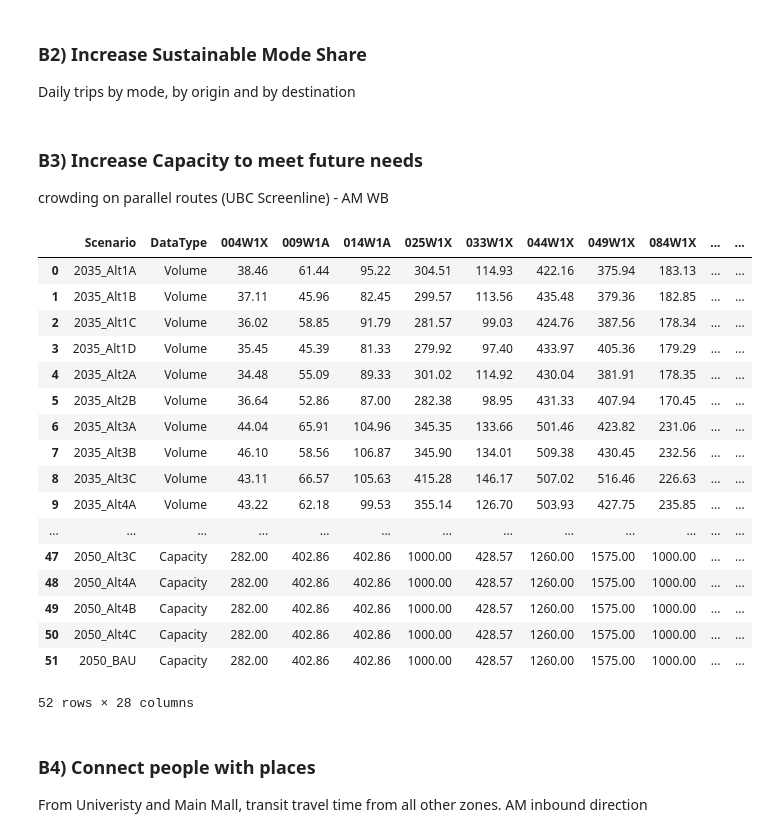
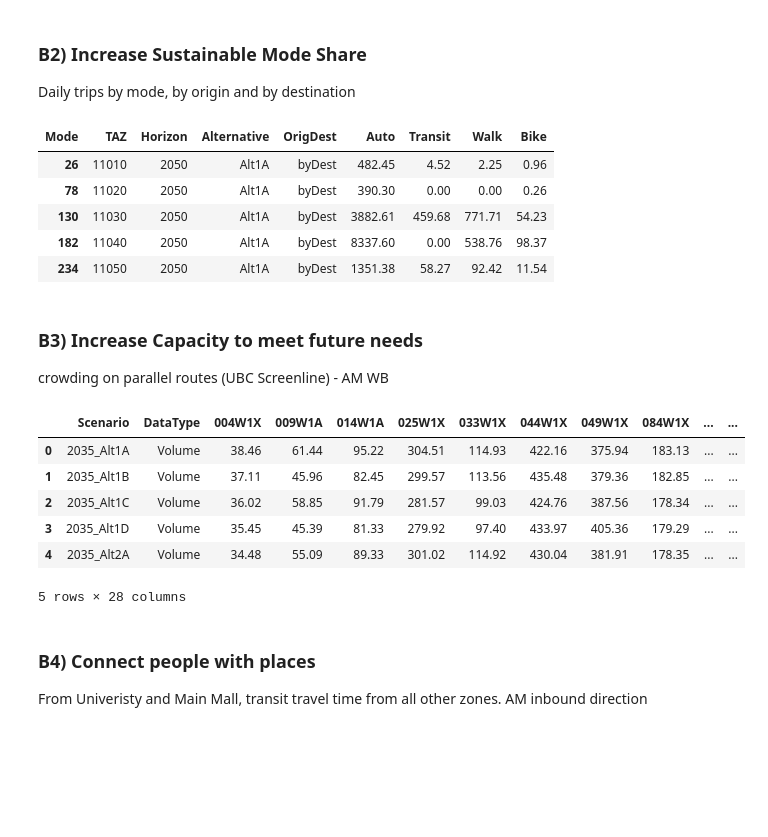
Before and after one commit to KristinaKwong/r2uPhase2, a Jupyter notebook: RTM/Scripts/MAE/MAE_Performance_Measures.ipynb, the cells around one changed output. Cells and saved outputs as stored; diff of their text form; code cells hidden in the pictures; blank space fills up the shorter version.

```diff
--- a/RTM/Scripts/MAE/MAE_Performance_Measures.ipynb
+++ b/RTM/Scripts/MAE/MAE_Performance_Measures.ipynb
@@ -604,7 +664,7 @@ def tag_broadway(eb, scenario):
     broadyway_traveltime["dir"] = np.where(broadyway_traveltime["i_x"]>broadyway_traveltime["j_x"], "WB", "EB")
     os.remove(export_filepath)
 
-    broadyway_traveltime = broadyway_traveltime[["timau","dir"]].groupby("dir")["timau"].sum().reset_index()
+    broadyway_traveltime = broadyway_traveltime[["timau","VKT","VHT","dir"]].groupby("dir")["timau","VKT","VHT"].sum().reset_index()
     return broadyway_traveltime
 
 root_worksheet_folder = dt.root_worksheet_folder()
@@ -640,17 +700,24 @@ for index, row in BroadwayTravelTimeSavingResults.iterrows():
                 broadyway_traveltime["Alternative"] = row["Alternative"]
                 broadyway_traveltime["Peak"] = ["AM","PM"][TimeOfDay_Index]
                 broadyway_traveltime.rename(columns={"timau":Alternative+"_TravelTime"}, inplace=True)
+                broadyway_traveltime.rename(columns={"VKT":Alternative+"_VKT"}, inplace=True)
+                broadyway_traveltime.rename(columns={"VHT":Alternative+"_VHT"}, inplace=True)
                 AMPM_TravelTime.append(broadyway_traveltime)
         BAU_Alter_Table.append(pd.concat(AMPM_TravelTime).reset_index(drop=True))
 
     broadyway_traveltime = BAU_Alter_Table[0].merge(BAU_Alter_Table[1], how='outer', on=["Horizon","Peak","dir","Alternative"])
 
-    broadyway_traveltime = broadyway_traveltime[["Horizon","Peak","dir","Alternative","Altr_TravelTime","BAU_TravelTime"]]
+    broadyway_traveltime = broadyway_traveltime[["Horizon","Peak","dir","Alternative",
+                                                 "Altr_TravelTime","BAU_TravelTime",
+                                                 "Altr_VKT","BAU_VKT",
+                                                 "Altr_VHT","BAU_VHT"]]
     broadyway_traveltime_result.append(broadyway_traveltime)
 
 link_table.close()
 broadyway_traveltime_result = pd.concat(broadyway_traveltime_result).reset_index(drop=True)
 broadyway_traveltime_result["Reduction_In_Auto_Delay[min]"] = broadyway_traveltime_result["BAU_TravelTime"]-broadyway_traveltime_result["Altr_TravelTime"]
+broadyway_traveltime_result["Reduction_In_VKT"] = broadyway_traveltime_result["BAU_VKT"]-broadyway_traveltime_result["Altr_VKT"]
+broadyway_traveltime_result["Reduction_In_VHT"] = broadyway_traveltime_result["BAU_VHT"]-broadyway_traveltime_result["Altr_VHT"]
 broadyway_traveltime_result.to_csv("A4b.csv",index=False)
 broadyway_traveltime_result
 # %% [output]
@@ -762,11 +812,14 @@ for index, row in new_transit_trips.iterrows():
     BAUScenario = row["BAU Databank"]
 
     eb = open_emmbank(ProjectScenario)
-    trip_total, trips_by_mode_Dict = DailyTripsbyMode.getDemand(eb)
+    # exclude trips touching external zones
+    ZoneList = util.get_matrix_numpy(eb, "mozoneindex", reshape=False).astype(int)
+    internalfilter = np.where(ZoneList<=9999,0,1)
+    trip_total, trips_by_mode_Dict = DailyTripsbyMode.getDemand(eb, filter_vector=internalfilter)
     ProjectScenario_TransitTrips = trips_by_mode_Dict["Transit"]
 
     eb = open_emmbank(BAUScenario)
-    trip_total, trips_by_mode_Dict = DailyTripsbyMode.getDemand(eb)
+    trip_total, trips_by_mode_Dict = DailyTripsbyMode.getDemand(eb, filter_vector=internalfilter)
     BAUScenario_TransitTrips = trips_by_mode_Dict["Transit"]
 
     result = int(round(ProjectScenario_TransitTrips-BAUScenario_TransitTrips,rounding))
@@ -775,6 +828,7 @@ for index, row in new_transit_trips.iterrows():
 sys.stdout = sys.__stdout__ # change print setting to default
 
 new_transit_trips = df_pivot(new_transit_trips, "Alternative", "Horizon", "net new transit trips")
+new_transit_trips.rename(columns={2035:"2035DailyNewTransitTrips",2050:"2050DailyNewTransitTrips"},inplace=True)
 new_transit_trips.to_csv("B1.csv",index=False)
 new_transit_trips
 # %% [output]
@@ -808,16 +862,44 @@ for index,row in scenarios_table.iterrows():
     eb = open_emmbank(row["Databank"])
     scenario_label = row["Scenario"]+"_"+str(row["Horizon"])
 
-    TripsByMode = DailyTripsbyMode.getDemand(eb,export_vector=True)
+    # exclude trips touching external zones
+    ZoneList = util.get_matrix_numpy(eb, "mozoneindex", reshape=False).astype(int)
+    internalfilter = np.where(ZoneList<=9999,0,1)
+    TripsByMode = DailyTripsbyMode.getDemand(eb, filter_vector=internalfilter, export_vector=True)
     for key, value in TripsByMode.iteritems():
         TAZ_Result_TripByMode[scenario_label+"_"+key]=value
 
 TAZ_Result_TripByMode=pd.DataFrame.from_dict(TAZ_Result_TripByMode,orient='index').transpose()
 TAZ_Result_TripByMode_Header = ['TAZ']  + [col for col in TAZ_Result_TripByMode if col != 'TAZ']
 TAZ_Result_TripByMode=TAZ_Result_TripByMode[TAZ_Result_TripByMode_Header]
-TAZ_Result_TripByMode.to_csv("B2.csv",index=False)
+TAZ_Result_TripByMode = TAZ_Result_TripByMode[TAZ_Result_TripByMode.TAZ>9999]
+TAZ_Result_TripByMode.to_csv("B2_Wide.csv",index=False)
 
 sys.stdout = sys.__stdout__ # change print setting to default
+# %%
+# pivot table
+TAZ_Result_TripByMode = pd.read_csv("B2.csv")
+TAZ_Result_TripByMode = TAZ_Result_TripByMode[TAZ_Result_TripByMode.TAZ>9999]
+TAZ_Result_TripByMode = pd.melt(TAZ_Result_TripByMode, id_vars=["TAZ"], value_vars=list(TAZ_Result_TripByMode)[1:])
+TAZ_Result_TripByMode[["Alternative","Horizon","Mode","OrigDest"]] = TAZ_Result_TripByMode["variable"].str.rsplit("_", n=4, expand=True)
+TAZ_Result_TripByMode = TAZ_Result_TripByMode[["TAZ","Horizon","Alternative","OrigDest","Mode","value"]]
+TAZ_Result_TripByMode["TAZ"] = TAZ_Result_TripByMode["TAZ"].astype(int)
+TAZ_Result_TripByMode = pd.pivot_table(TAZ_Result_TripByMode,
+                                       index=["TAZ","Horizon","Alternative","OrigDest"],
+                                       columns="Mode", values="value",
+                                       aggfunc= "first").reset_index()
+TAZ_Result_TripByMode["Auto"] = TAZ_Result_TripByMode["AutoDriver"] + TAZ_Result_TripByMode["AutoPassenger"]
+TAZ_Result_TripByMode = TAZ_Result_TripByMode[["TAZ","Horizon","Alternative","OrigDest","Auto","Transit","Walk","Bike"]].round(2)
+TAZ_Result_TripByMode = TAZ_Result_TripByMode[TAZ_Result_TripByMode.Horizon=="2050"].sort_values(["OrigDest","Alternative"])
+TAZ_Result_TripByMode.to_csv("B2.csv",index=False)
+TAZ_Result_TripByMode.head()
+# %% [output]
+| Mode | TAZ | Horizon | Alternative | OrigDest | Auto | Transit | Walk | Bike |
+| 26 | 11010 | 2050 | Alt1A | byDest | 482.45 | 4.52 | 2.25 | 0.96 |
+| 78 | 11020 | 2050 | Alt1A | byDest | 390.30 | 0.00 | 0.00 | 0.26 |
+| 130 | 11030 | 2050 | Alt1A | byDest | 3882.61 | 459.68 | 771.71 | 54.23 |
+| 182 | 11040 | 2050 | Alt1A | byDest | 8337.60 | 0.00 | 538.76 | 98.37 |
+| 234 | 11050 | 2050 | Alt1A | byDest | 1351.38 | 58.27 | 92.42 | 11.54 |
 # %% [markdown]
 ### B3) Increase Capacity to meet future needs
 crowding on parallel routes (UBC Screenline) - AM WB
@@ -875,47 +957,39 @@ for index,row in scenarios_table.iterrows():
             for i,row_i in transitvolume_UBC.iterrows():
                 transitvolume_UBC.at[i,"i_x"] = net.node(row_i["i"]).x
                 transitvolume_UBC.at[i,"j_x"] = net.node(row_i["j"]).x
 
             # keep WB routes (ix>jx), drop EB routes
             transitvolume_UBC = transitvolume_UBC[transitvolume_UBC.i_x>transitvolume_UBC.j_x]
 
             transit_sl_tt.append(transitvolume_UBC)
             os.remove(export_filepath)
 
 link_table.close()
 transit_sl_tt = pd.concat(transit_sl_tt)[["Horizon","Scenario","Route","Volume","Capacity"]].reset_index()
+transit_sl_tt.rename({"Scenario":"Alternative","Route":"Line"},inplace=True)
+transit_sl_tt.to_csv("B3.csv",index=False)
+
 transit_sl_tt["Scenario"] = transit_sl_tt["Horizon"].apply(str)+"_"+transit_sl_tt["Scenario"]
 transit_sl_tt_volume = df_pivot(transit_sl_tt, "Scenario","Route","Volume").fillna(0)
 transit_sl_tt_volume["Total_WB"] = transit_sl_tt_volume.iloc[:, 1:].sum(axis=1)
 transit_sl_tt_volume["DataType"] = "Volume"
 transit_sl_tt_capacity = df_pivot(transit_sl_tt, "Scenario","Route","Capacity").fillna(0)
 transit_sl_tt_capacity["Total_WB"] = transit_sl_tt_capacity.iloc[:, 1:].sum(axis=1)
 transit_sl_tt_capacity["DataType"] = "Capacity"
 transit_screenline = pd.concat([transit_sl_tt_volume, transit_sl_tt_capacity]).reset_index(drop=True)
 # rearrange dataframe columns
 transit_screenline_header = ['Scenario','DataType'] + [col for col in transit_screenline if (not(col in ["Scenario","DataType"]))]
 transit_screenline = transit_screenline[transit_screenline_header]
-transit_screenline.to_csv("B3.csv",index=False)
-transit_screenline
+transit_screenline.to_csv("B3_Wide.csv",index=False)
+transit_screenline.head()
 # %% [output]
 |  | Scenario | DataType | 004W1X | 009W1A | 014W1A | 025W1X | 033W1X | 044W1X | 049W1X | 084W1X | ... | ... |
 | 0 | 2035_Alt1A | Volume | 38.46 | 61.44 | 95.22 | 304.51 | 114.93 | 422.16 | 375.94 | 183.13 | ... | ... |
 | 1 | 2035_Alt1B | Volume | 37.11 | 45.96 | 82.45 | 299.57 | 113.56 | 435.48 | 379.36 | 182.85 | ... | ... |
 | 2 | 2035_Alt1C | Volume | 36.02 | 58.85 | 91.79 | 281.57 | 99.03 | 424.76 | 387.56 | 178.34 | ... | ... |
 | 3 | 2035_Alt1D | Volume | 35.45 | 45.39 | 81.33 | 279.92 | 97.40 | 433.97 | 405.36 | 179.29 | ... | ... |
 | 4 | 2035_Alt2A | Volume | 34.48 | 55.09 | 89.33 | 301.02 | 114.92 | 430.04 | 381.91 | 178.35 | ... | ... |
-| 5 | 2035_Alt2B | Volume | 36.64 | 52.86 | 87.00 | 282.38 | 98.95 | 431.33 | 407.94 | 170.45 | ... | ... |
-| 6 | 2035_Alt3A | Volume | 44.04 | 65.91 | 104.96 | 345.35 | 133.66 | 501.46 | 423.82 | 231.06 | ... | ... |
-| 7 | 2035_Alt3B | Volume | 46.10 | 58.56 | 106.87 | 345.90 | 134.01 | 509.38 | 430.45 | 232.56 | ... | ... |
-| 8 | 2035_Alt3C | Volume | 43.11 | 66.57 | 105.63 | 415.28 | 146.17 | 507.02 | 516.46 | 226.63 | ... | ... |
-| 9 | 2035_Alt4A | Volume | 43.22 | 62.18 | 99.53 | 355.14 | 126.70 | 503.93 | 427.75 | 235.85 | ... | ... |
-| ... | ... | ... | ... | ... | ... | ... | ... | ... | ... | ... | ... | ... |
-| 47 | 2050_Alt3C | Capacity | 282.00 | 402.86 | 402.86 | 1000.00 | 428.57 | 1260.00 | 1575.00 | 1000.00 | ... | ... |
-| 48 | 2050_Alt4A | Capacity | 282.00 | 402.86 | 402.86 | 1000.00 | 428.57 | 1260.00 | 1575.00 | 1000.00 | ... | ... |
-| 49 | 2050_Alt4B | Capacity | 282.00 | 402.86 | 402.86 | 1000.00 | 428.57 | 1260.00 | 1575.00 | 1000.00 | ... | ... |
-| 50 | 2050_Alt4C | Capacity | 282.00 | 402.86 | 402.86 | 1000.00 | 428.57 | 1260.00 | 1575.00 | 1000.00 | ... | ... |
-| 51 | 2050_BAU | Capacity | 282.00 | 402.86 | 402.86 | 1000.00 | 428.57 | 1260.00 | 1575.00 | 1000.00 | ... | ... |
-52 rows × 28 columns
+5 rows × 28 columns
 # %% [markdown]
 ### B4) Connect people with places
 From Univeristy and Main Mall, transit travel time from all other zones.  AM inbound direction
```
Also changed, not shown: parts of 14 cells of this notebook, 2 other files.
